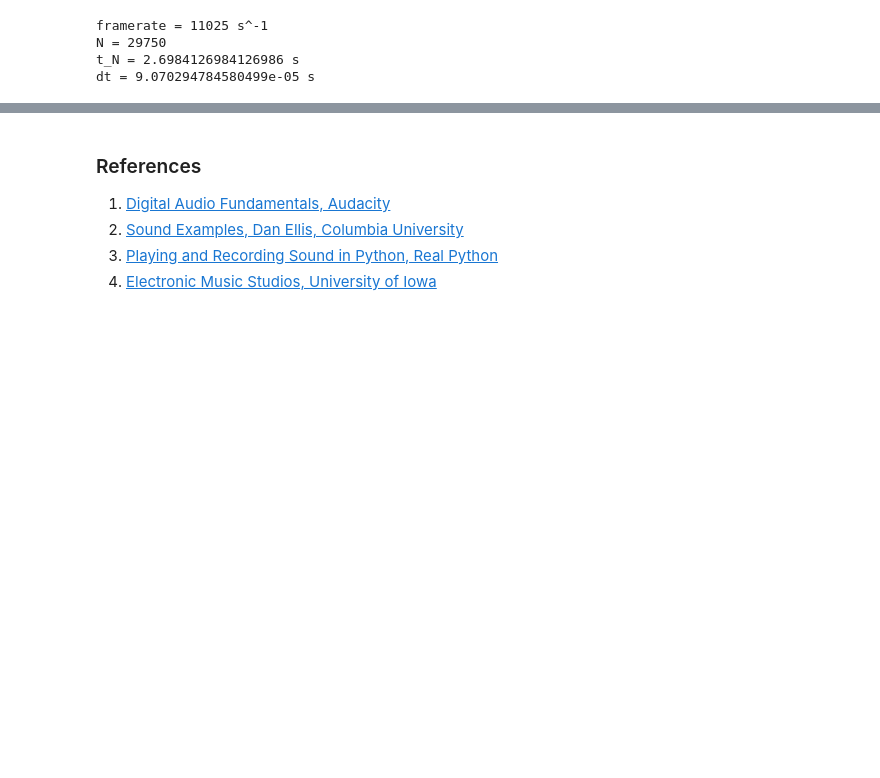
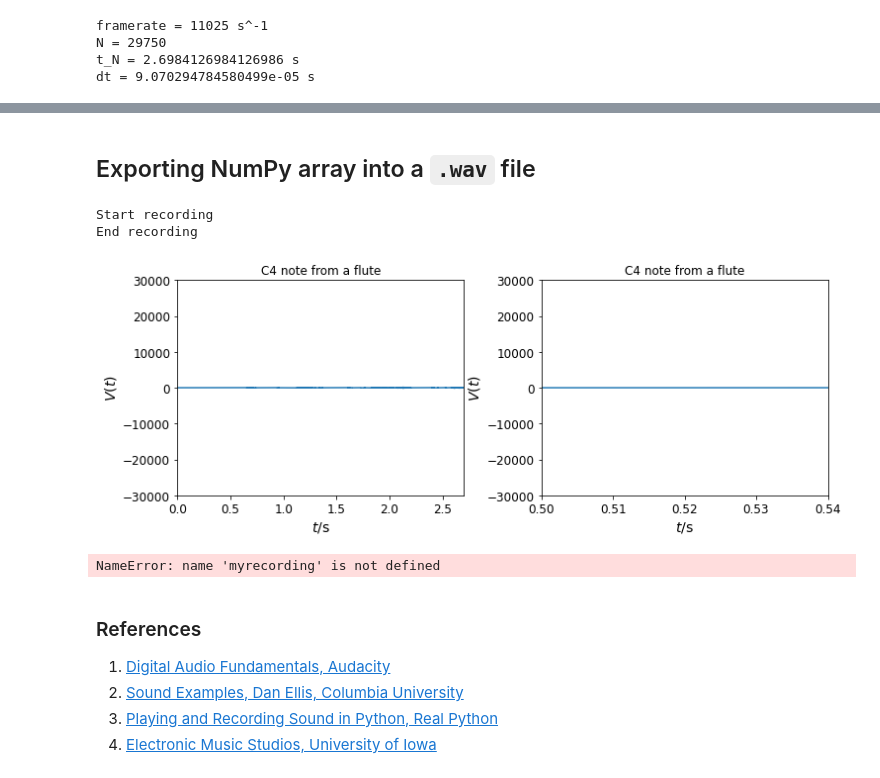
Before and after one commit to elsentjhung/sound-wave-analyser, a Jupyter notebook: sound_analyser.ipynb, the cells around one changed output, grey strips where cells are left out. Drawn from its saved outputs; the diff is of its cells as text; code cells hidden in the pictures; blank space fills up the shorter version.

```diff
--- a/sound_analyser.ipynb
+++ b/sound_analyser.ipynb
@@ -691,3 +868,50 @@ plt.show()
+# %% [markdown]
+## Exporting NumPy array into a `.wav` file
+# %%
+import sounddevice as sd
+import numpy as np
+import matplotlib.pyplot as plt
+from scipy.io import wavfile
+
+framerate = 44100  # frame rate
+tN = 3  # total duration of recording
+
+V = sd.rec(int(tN * framerate), samplerate=framerate, channels=1, dtype='int16')
+print('Start recording')
+sd.wait()  # Wait until recording is finished
+print('End recording')
+
+wavfile.write('output.wav', framerate, V)  # Save as WAV file
+
+N = len(V)  # get the total number of points
+dt = 1/framerate  # calculate the timestep
+
+t = np.arange(0, tN, dt)
+
+fig, ax = plt.subplots(1, 2, figsize=(12.1, 4))
+
+for n in range(0, 2, 1):
+    ax[n].set_title("C4 note from a flute")
+    ax[n].set_xlabel('$t/$s', fontsize=14)
+    ax[n].set_ylabel('$V(t)$', fontsize=14)
+    ax[n].set_ylim(-30000, 30000)
+    ax[n].tick_params(axis='both', which='major', labelsize=12)
+    ax[n].plot(t, V)
+
+ax[0].set_xlim(0, 2.7)
+ax[0].set_aspect(2.7/80000)
+ax[1].set_xlim(0.5, 0.54)
+ax[1].set_aspect(0.04/80000)
+
+plt.show()
+# %% [output]
+Start recording
+End recording
+[figure, added]
+# %%
+print(myrecording)
+# %% [output]
+NameError: name 'myrecording' is not defined
 # %% [markdown]
 ### References
 
```
Also changed, not shown: parts of 21 cells of this notebook, 4 other files.
